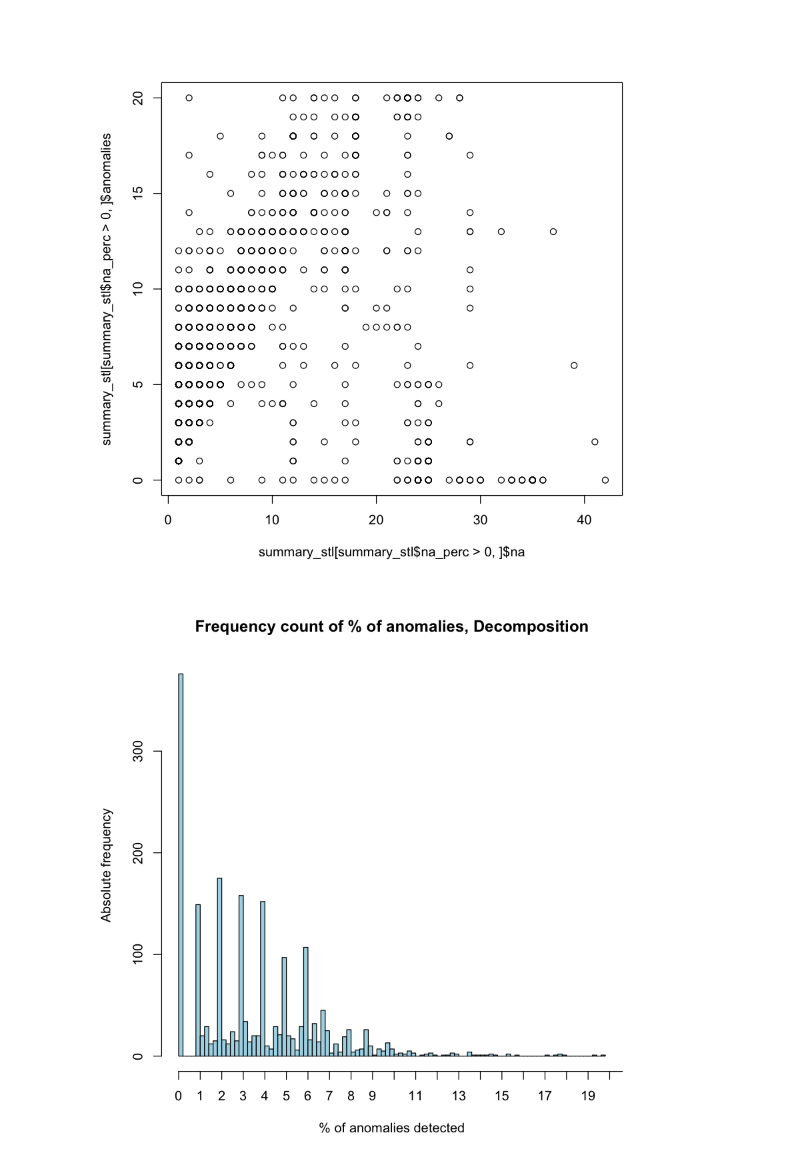
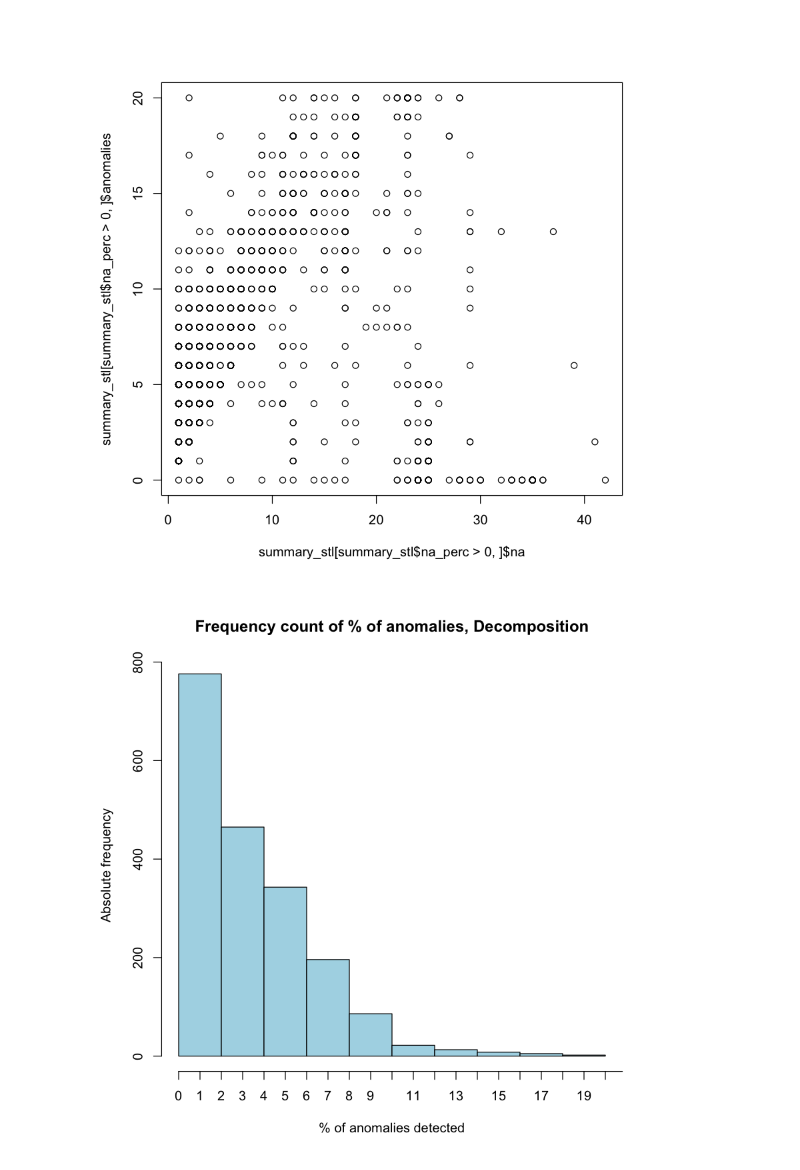
Before and after one commit to jasonfeiwang/Anomaly-Detectors, a Jupyter notebook: src/r/Time_Series_Decomposition_R.ipynb, the cells around one changed output. Cells and saved outputs as stored; diff of their text form; code cells hidden in the pictures.

```diff
--- a/src/r/Time_Series_Decomposition_R.ipynb
+++ b/src/r/Time_Series_Decomposition_R.ipynb
@@ -48,2 +57,0 @@ head(accounts)
-# %%
-i = match('165.0 - BLD 03_90327795', accounts$Building_Meter)
@@ -70,19 +74,19 @@ results_stl <- vector("list", length(accounts))
 
 start.time <- Sys.time()
 
-for (i in 1:length(accounts$Building_Meter)) {
+for (i in 1:length(accounts$Account)) {
 # for (i in 1:3) {
     # select the data for the input account
-    ts = select(filter(tb_all, Building_Meter == accounts$Building_Meter[[i]]), 'Month', 'Imputed_KWH')
+    ts = select(filter(tb_all, Account == accounts$Account[[i]]), 'Month', 'Value')
 
     # apply STL decomposition
     ts_anomalized <- ts %>%
-        time_decompose(Imputed_KWH, merge = TRUE, method = 'stl')
+        time_decompose(Value, merge = TRUE, method = 'stl')
 
     # rename and reorder the columns of the resulting dataframe
-    ts_anomalized$Account = accounts$Building_Meter[[i]]
-    ts_anomalized$Missing_Value = ts_anomalized$Imputed_KWH == 0
-    ts_anomalized <- rename(ts_anomalized, Calendar_Month = Month, Total = Imputed_KWH, Trend = trend, Seasonal = season
+    ts_anomalized$Account = accounts$Account[[i]]
+    ts_anomalized$Missing_Value = ts_anomalized$Value == 0
+    ts_anomalized <- rename(ts_anomalized, Calendar_Month = Month, Total = Value, Trend = trend, Seasonal = season
        , Residual = remainder)
     ts_anomalized <- ts_anomalized[, c('Account', 'Calendar_Month', 'Missing_Value', 'Total', 'Trend', 'Seasonal', 'Residual')]
 
@@ -185,2 +190,5 @@ save(results_stl, time.taken.stl, file = "./decomposition_results.RData")
+# %%
+account = '1.0 - BLD 03_7177432'
+i = match(account, accounts$Account)
 # %%
 # check the outliers identified
@@ -213,7 +269,7 @@ anomaly_non_na_counts = lapply(results_stl, function(i) nrow(filter(i, (Anomaly_
 anomaly_na_counts = lapply(results_stl, function(i) nrow(filter(i, (Anomaly_Voted == TRUE) & (Missing_Value == TRUE))))
 na_non_anomaly_counts = lapply(results_stl, function(i) nrow(filter(i, (Anomaly_Voted == FALSE) & (Missing_Value == TRUE))))
 
-summary_stl = tibble('account' = accounts$Building_Meter, 'points' = unlist(points)
+summary_stl = tibble('account' = accounts$Account, 'points' = unlist(points)
                      , 'na' = unlist(na_counts)
                      , 'anomalies' = unlist(anoamly_counts), 'anomalies_non_na' = unlist(anomaly_non_na_counts)
                      , 'anomalies_na' = unlist(anomaly_na_counts)
@@ -247,12 +300,12 @@ plot(summary_stl[summary_stl$na_perc > 0, ]$na, summary_stl[summary_stl$na_perc
 # %%
 hist(summary_stl$anom_perc * 100,
       main="Frequency count of % of anomalies, Decomposition",
       xlab="% of anomalies detected",
       ylab="Absolute frequency",
-      breaks=100,
+#       breaks=100,
       col="lightblue",
       freq=TRUE,                            # freq=FALSE means to plot density, not counts
       xaxt="n")                              # xaxt="n" means "x axis tick marks == no"
 axis(side=1, at=seq(0, 50, by = 1))
 # %% [output]
-[figure, old version]
+[figure, new version]
```
Also changed, not shown: parts of 24 cells of this notebook, 4 other files.
